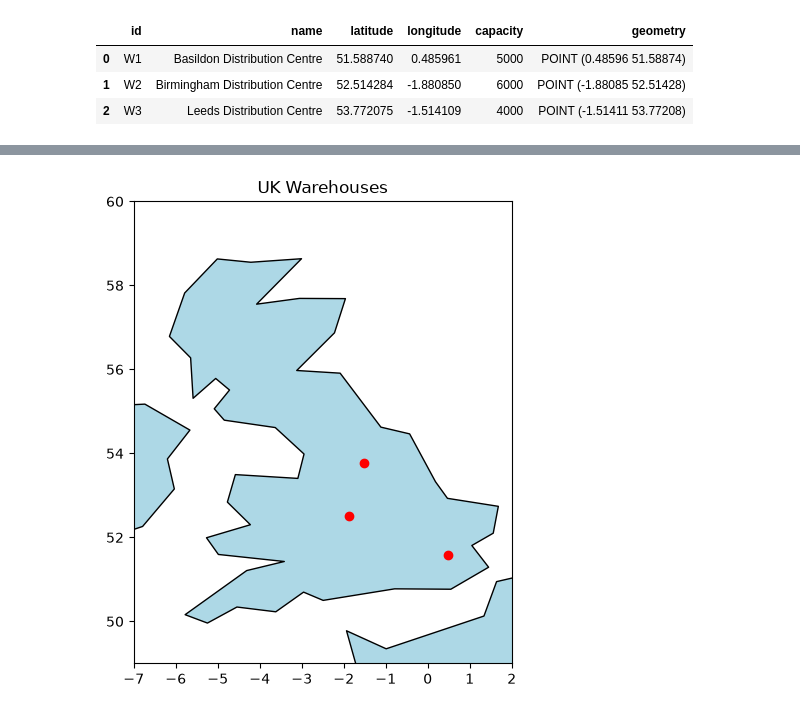
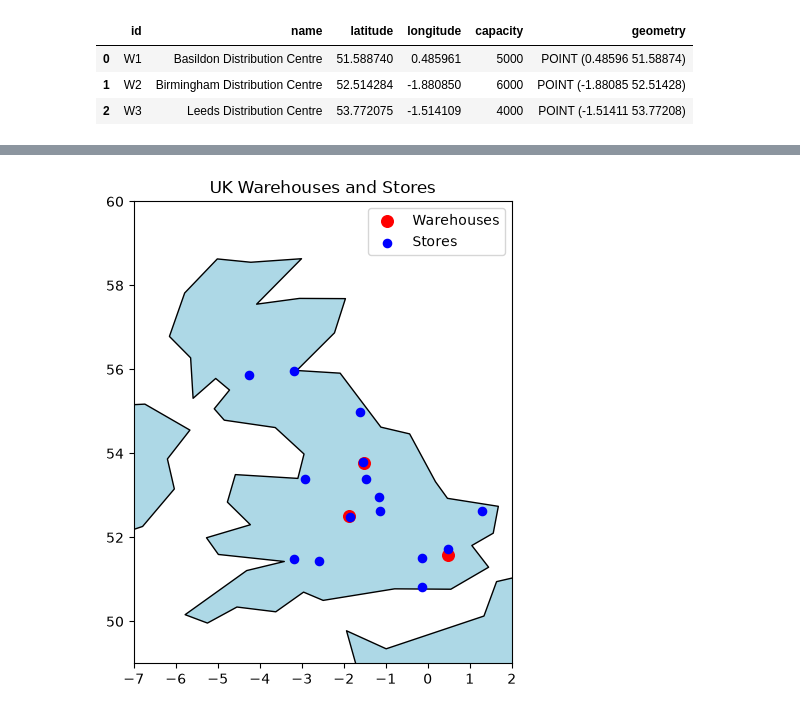
Before and after one commit to pyjpg/Warehouse_Linear-Optimisation, a Jupyter notebook: scripts/main.ipynb, the cells around one changed output, grey strips where cells are left out. Cells and saved outputs as stored; diff of their text form; code cells hidden in the pictures.

Commit message:
Plotted Stores onto map

```diff
--- a/scripts/main.ipynb
+++ b/scripts/main.ipynb
@@ -13,8 +13,11 @@ import matplotlib.pyplot as plt
 import plotly.express as px
 import pandas as pd
 # %%
-countries_path = r'C:\Users\titas\Desktop\LP_Project\Warehouse Optimisation\data\warehouses.csv'
+warehouses_path = r'C:\Users\titas\Desktop\LP_Project\Warehouse Optimisation\data\warehouses.csv'
+stores_path = r'C:\Users\titas\Desktop\LP_Project\Warehouse Optimisation\data\stores.csv'
 # %%
-df = pd.read_csv(countries_path)
+df = pd.read_csv(warehouses_path)
 df
+df_stores = pd.read_csv(stores_path)
+df_stores
 # %% [output]
@@ -25,6 +40,7 @@ df
 # %%
 # convert long/lat to points
 df_geo = gpd.GeoDataFrame(df, geometry = gpd.points_from_xy(df.longitude, df.latitude))
+df_geo_stores = gpd.GeoDataFrame(df_stores, geometry = gpd.points_from_xy(df_stores.longitude, df_stores.latitude))
 df_geo
 # %% [output]
 |  | id | name | latitude | longitude | capacity | geometry |
@@ -78,22 +81,24 @@ Note: you may need to restart the kernel to use updated packages.
 | 126 | Land | 0 | 0.0 | POLYGON ((-27.10046 83.51966, -20... |
 127 rows × 4 columns
 # %%
-# plot the world map
+# plot the UK map with warehouses and stores
 axis = world_data.plot(color='lightblue', edgecolor='black')
-df_geo.plot(ax=axis, color='red')
+df_geo.plot(ax=axis, color='red', markersize=70, label='Warehouses')
+df_geo_stores.plot(ax=axis, color='blue', markersize=35, label='Stores')
 
 # Zoom the map view exclusively to the UK coordinates
 axis.set_xlim(-7, 2)   # Longitude (West to East)
 axis.set_ylim(49, 60)   # Latitude (South to North)
 
-plt.title('UK Warehouses')
+plt.title('UK Warehouses and Stores')
+axis.legend()
 
 fig = plt.gcf()
 fig.set_size_inches(9,6)
 fig.savefig('matplot.png', dpi = 200)
 plt.show()
 # %% [output]
-[figure, old version]
+[figure, new version]
 # %%
 import plotly.express as px
 
```
Also changed, not shown: parts of 3 cells of this notebook, 1 other file.
